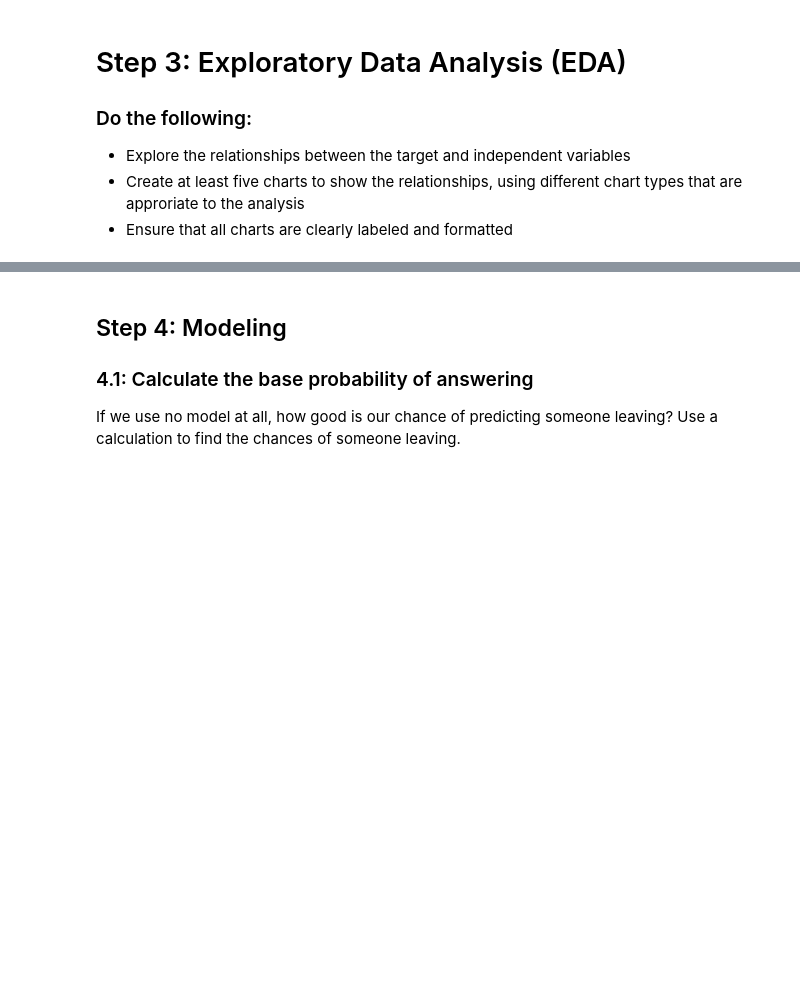
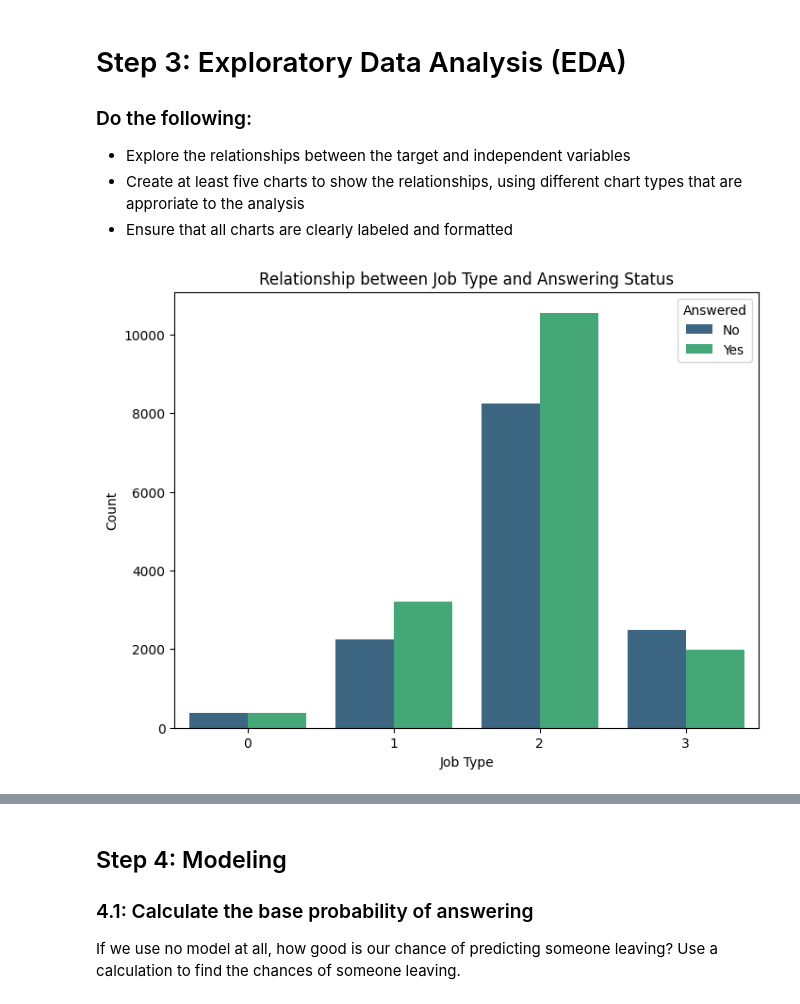
Before and after one commit to thornton330j/IS-4487, a Jupyter notebook: Assignments/assignment_10_ThorntonJackson.ipynb, the cells around one changed output, grey strips where cells are left out. Saved outputs shown, nothing was run; the diff lists cells and outputs as text; code cells hidden in the pictures; blank space fills up the shorter version.

```diff
--- a/Assignments/assignment_10_ThorntonJackson.ipynb
+++ b/Assignments/assignment_10_ThorntonJackson.ipynb
@@ -106,0 +134,11 @@ Data loaded successfully into DataFrame 'df'. First 5 rows:
+# %%
+#delete outliers 🔧
+for column in ['income', 'age', 'num_accts']:
+    Q1 = df[column].quantile(0.25)
+    Q3 = df[column].quantile(0.75)
+    IQR = Q3 - Q1
+    lower_bound = Q1 - 1.5 * IQR
+    upper_bound = Q3 + 1.5 * IQR
+
+# Cap outliers
+df[column] = df[column].clip(lower=lower_bound, upper=upper_bound)
@@ -111,8 +194,11 @@ Data loaded successfully into DataFrame 'df'. First 5 rows:
  - Convert any variables that should be an integer into an integer
 # %%
 # Convert answered to boolean 🔧
+df_clean['answered'] = df_clean['answered'].astype(bool)
 # %%
 # Convert variables to integer data type 🔧
+df_clean['new_car'] = df_clean['new_car'].astype(int)
+df_clean['num_accts'] = df_clean['num_accts'].astype(int)
 # %% [markdown]
 ### 2.3 Convert variables to categorical
 
@@ -121,0 +206,10 @@ Data loaded successfully into DataFrame 'df'. First 5 rows:
+# %%
+#Convert categorical variables 🔧
+categorical_cols = ['female', 'job', 'num_dependents', 'rent', 'own_res', 'new_car', 'chk_acct', 'sav_acct', 'mobile', 'product']
+
+for col in categorical_cols:
+    if col in df_clean.columns:
+        df_clean[col] = df_clean[col].astype('category')
+print(categorical_cols)
+print("Data types after conversion:")
+print(df_clean[categorical_cols].dtypes)
@@ -138,0 +237,11 @@ Data loaded successfully into DataFrame 'df'. First 5 rows:
+# %%
+# Chart 1: Relationship between 'job' and 'answered' 🔧
+plt.figure(figsize=(8, 6))
+sns.countplot(data=df_clean, x='job', hue='answered', palette='viridis')
+plt.title('Relationship between Job Type and Answering Status')
+plt.xlabel('Job Type')
+plt.ylabel('Count')
+plt.legend(title='Answered', labels=['No', 'Yes'])
+plt.show()
+# %% [output]
+[figure, added]
```
Also changed, not shown: parts of 56 cells of this notebook.
